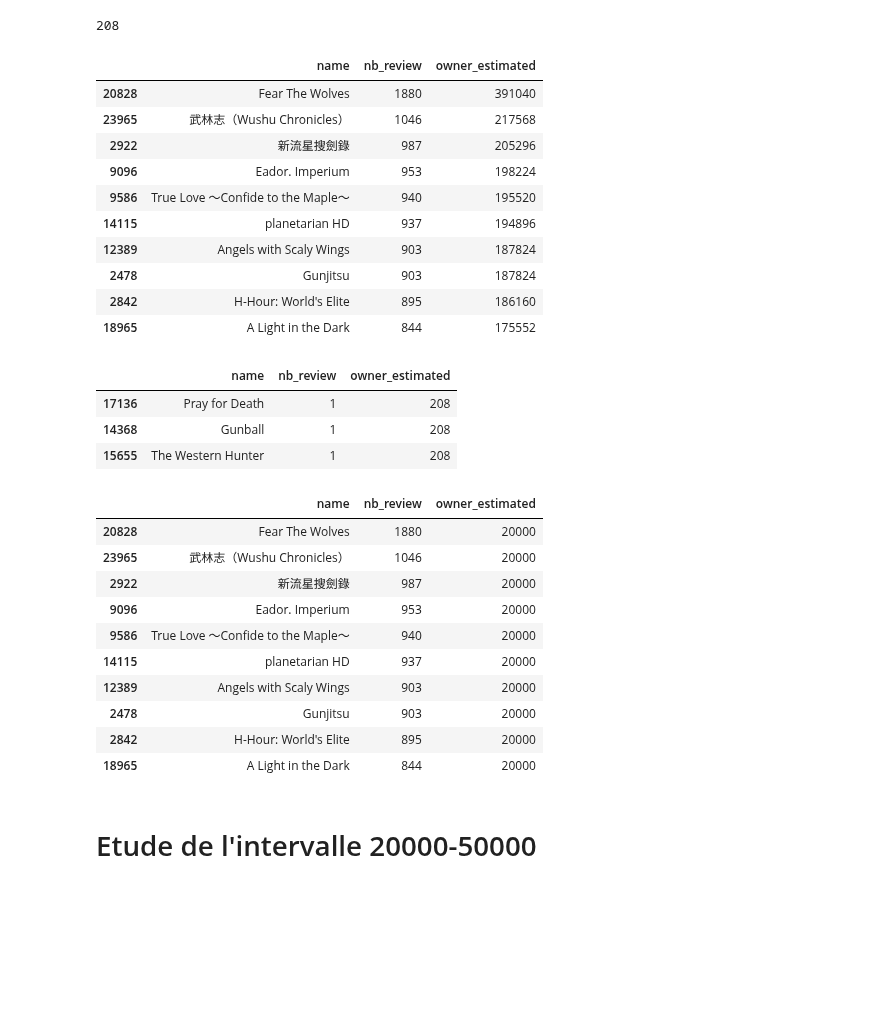
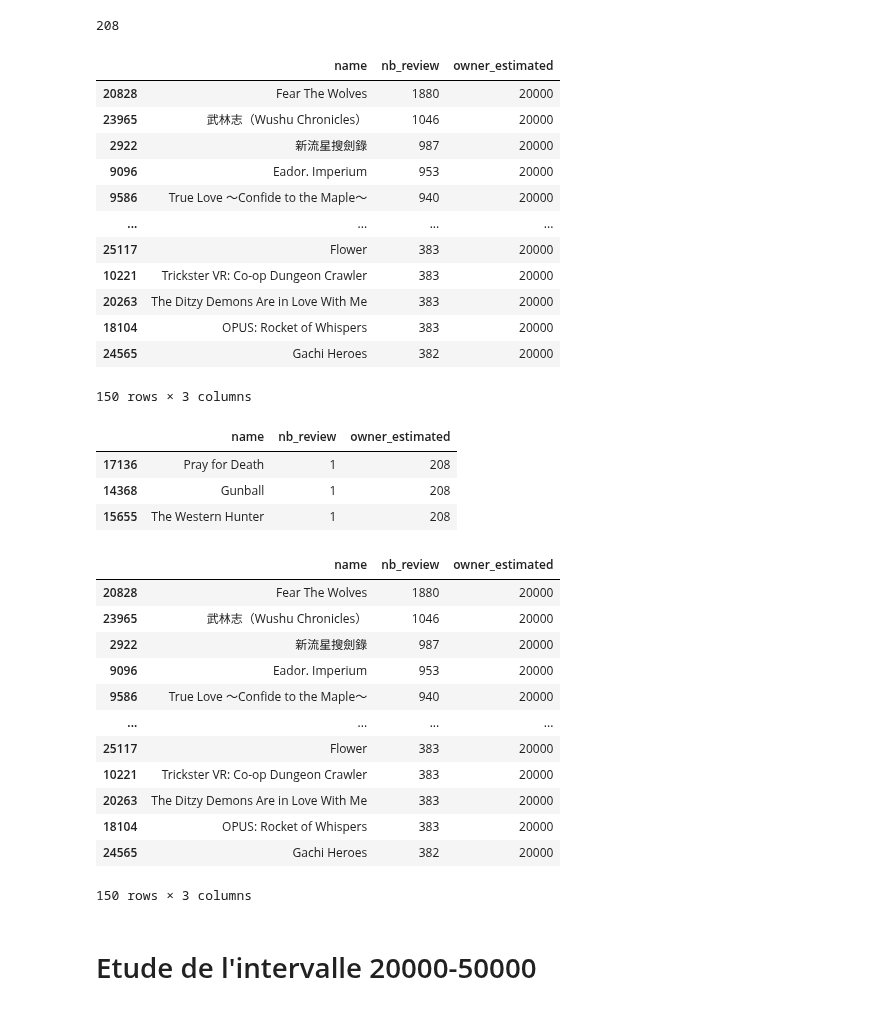
Before and after one commit to Rvanelven/steamator, a Jupyter notebook: notebooks/etienne.cleaning_des_colonnes.ipynb, the cells around one changed output. Cells and saved outputs as stored; diff of their text form; code cells hidden in the pictures; blank space fills up the shorter version.

```diff
--- a/notebooks/etienne.cleaning_des_colonnes.ipynb
+++ b/notebooks/etienne.cleaning_des_colonnes.ipynb
@@ -239,19 +239,21 @@ alpha
 # %%
 new_data['owner_estimated'] = new_data['nb_review'] * alpha
 # %%
-new_data[['name', 'nb_review', 'owner_estimated']].head(10)
+new_data[['name', 'nb_review', 'owner_estimated']].head(150)
 # %% [output]
 |  | name | nb_review | owner_estimated |
-| 20828 | Fear The Wolves | 1880 | 391040 |
-| 23965 | 武林志（Wushu Chronicles） | 1046 | 217568 |
-| 2922 | 新流星搜劍錄 | 987 | 205296 |
-| 9096 | Eador. Imperium | 953 | 198224 |
-| 9586 | True Love ～Confide to the Maple～ | 940 | 195520 |
-| 14115 | planetarian HD | 937 | 194896 |
-| 12389 | Angels with Scaly Wings | 903 | 187824 |
-| 2478 | Gunjitsu | 903 | 187824 |
-| 2842 | H-Hour: World's Elite | 895 | 186160 |
-| 18965 | A Light in the Dark | 844 | 175552 |
+| 20828 | Fear The Wolves | 1880 | 20000 |
+| 23965 | 武林志（Wushu Chronicles） | 1046 | 20000 |
+| 2922 | 新流星搜劍錄 | 987 | 20000 |
+| 9096 | Eador. Imperium | 953 | 20000 |
+| 9586 | True Love ～Confide to the Maple～ | 940 | 20000 |
+| ... | ... | ... | ... |
+| 25117 | Flower | 383 | 20000 |
+| 10221 | Trickster VR: Co-op Dungeon Crawler | 383 | 20000 |
+| 20263 | The Ditzy Demons Are in Love With Me | 383 | 20000 |
+| 18104 | OPUS: Rocket of Whispers | 383 | 20000 |
+| 24565 | Gachi Heroes | 382 | 20000 |
+150 rows × 3 columns
 # %%
 new_data[['name', 'nb_review', 'owner_estimated']].tail(3)
 # %% [output]
@@ -264,7 +266,7 @@ condition = lambda x: 20000 if x > 20000 else x
 # %%
 new_data['owner_estimated'] = new_data.owner_estimated.apply(condition)
 # %%
-new_data[['name', 'nb_review', 'owner_estimated']].head(10)
+new_data[['name', 'nb_review', 'owner_estimated']].head(150)
 # %% [output]
 |  | name | nb_review | owner_estimated |
 | 20828 | Fear The Wolves | 1880 | 20000 |
@@ -272,11 +274,13 @@ new_data[['name', 'nb_review', 'owner_estimated']].head(10)
 | 2922 | 新流星搜劍錄 | 987 | 20000 |
 | 9096 | Eador. Imperium | 953 | 20000 |
 | 9586 | True Love ～Confide to the Maple～ | 940 | 20000 |
-| 14115 | planetarian HD | 937 | 20000 |
-| 12389 | Angels with Scaly Wings | 903 | 20000 |
-| 2478 | Gunjitsu | 903 | 20000 |
-| 2842 | H-Hour: World's Elite | 895 | 20000 |
-| 18965 | A Light in the Dark | 844 | 20000 |
+| ... | ... | ... | ... |
+| 25117 | Flower | 383 | 20000 |
+| 10221 | Trickster VR: Co-op Dungeon Crawler | 383 | 20000 |
+| 20263 | The Ditzy Demons Are in Love With Me | 383 | 20000 |
+| 18104 | OPUS: Rocket of Whispers | 383 | 20000 |
+| 24565 | Gachi Heroes | 382 | 20000 |
+150 rows × 3 columns
 # %% [markdown]
 # Etude de l'intervalle 20000-50000
 # %%
```
Also changed, not shown: parts of 1 cell of this notebook, 2 other files.
